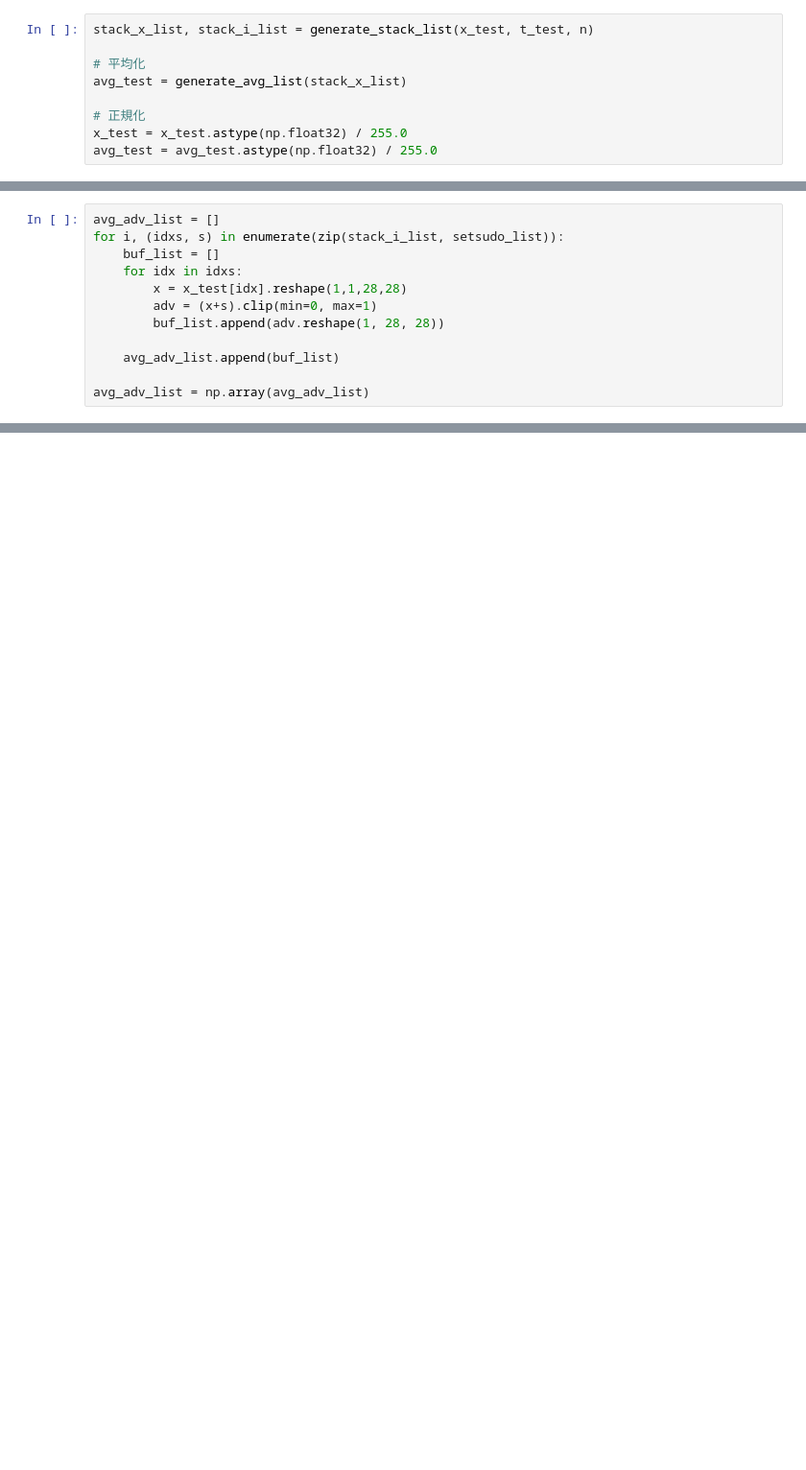
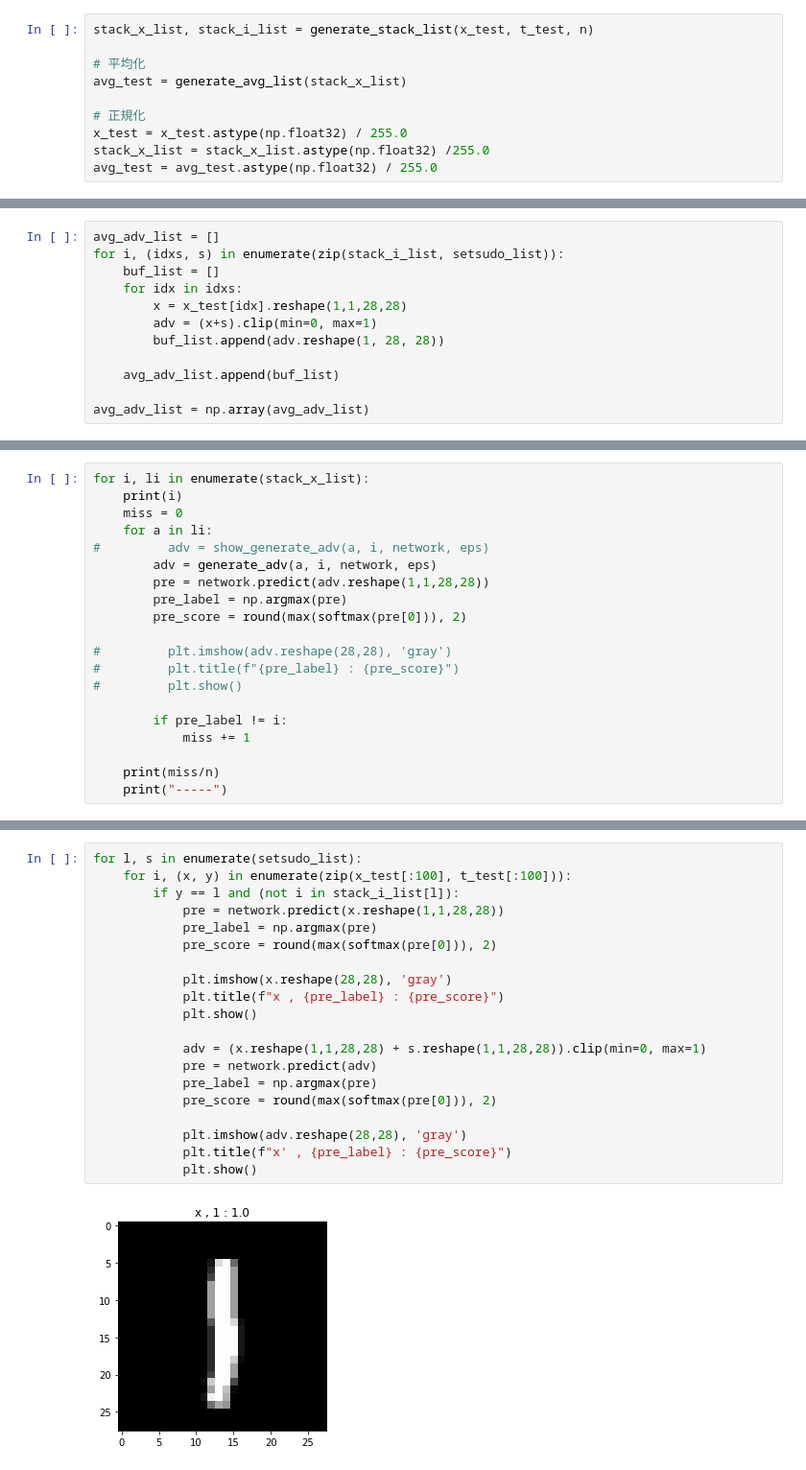
Before and after one commit to rkdora/average_advs, a Jupyter notebook: avg_fgsm.ipynb, the cells around one changed output, grey strips where cells are left out. Shown at 96% size. Drawn from its saved outputs; the diff is of its cells as text; blank space fills up the shorter version.

```diff
--- a/avg_fgsm.ipynb
+++ b/avg_fgsm.ipynb
@@ -48,6 +50,7 @@ avg_test = generate_avg_list(stack_x_list)
 
 # 正規化
 x_test = x_test.astype(np.float32) / 255.0
+stack_x_list = stack_x_list.astype(np.float32) /255.0
 avg_test = avg_test.astype(np.float32) / 255.0
 # %%
 for avg in avg_test:
@@ -197,0 +211,20 @@ for i, li in enumerate(avg_adv_list):
+# %%
+for i, li in enumerate(stack_x_list):
+    print(i)
+    miss = 0
+    for a in li:
+#         adv = show_generate_adv(a, i, network, eps)
+        adv = generate_adv(a, i, network, eps)
+        pre = network.predict(adv.reshape(1,1,28,28))
+        pre_label = np.argmax(pre)
+        pre_score = round(max(softmax(pre[0])), 2)
+
+#         plt.imshow(adv.reshape(28,28), 'gray')
+#         plt.title(f"{pre_label} : {pre_score}")
+#         plt.show()
+
+        if pre_label != i:
+            miss += 1
+
+    print(miss/n)
+    print("-----")
@@ -197,0 +253,22 @@ for i, li in enumerate(avg_adv_list):
+# %%
+for l, s in enumerate(setsudo_list):
+    for i, (x, y) in enumerate(zip(x_test[:100], t_test[:100])):
+        if y == l and (not i in stack_i_list[l]):
+            pre = network.predict(x.reshape(1,1,28,28))
+            pre_label = np.argmax(pre)
+            pre_score = round(max(softmax(pre[0])), 2)
+
+            plt.imshow(x.reshape(28,28), 'gray')
+            plt.title(f"x , {pre_label} : {pre_score}")
+            plt.show()
+
+            adv = (x.reshape(1,1,28,28) + s.reshape(1,1,28,28)).clip(min=0, max=1)
+            pre = network.predict(adv)
+            pre_label = np.argmax(pre)
+            pre_score = round(max(softmax(pre[0])), 2)
+
+            plt.imshow(adv.reshape(28,28), 'gray')
+            plt.title(f"x' , {pre_label} : {pre_score}")
+            plt.show()
+# %% [output]
+[figure, added]
```
Also changed, not shown: parts of 8 cells of this notebook.
